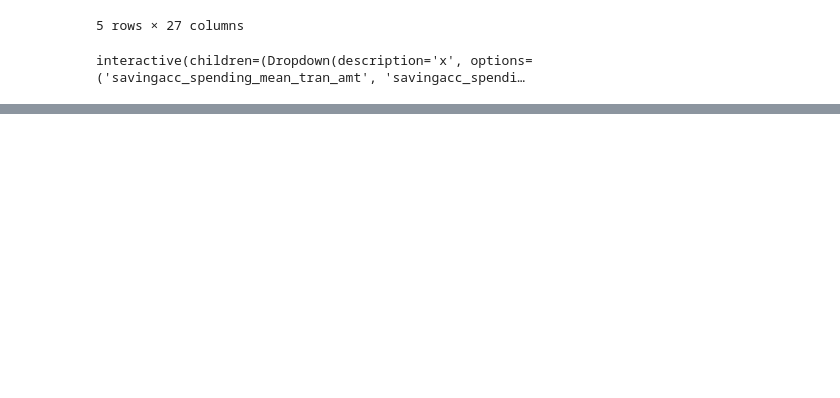
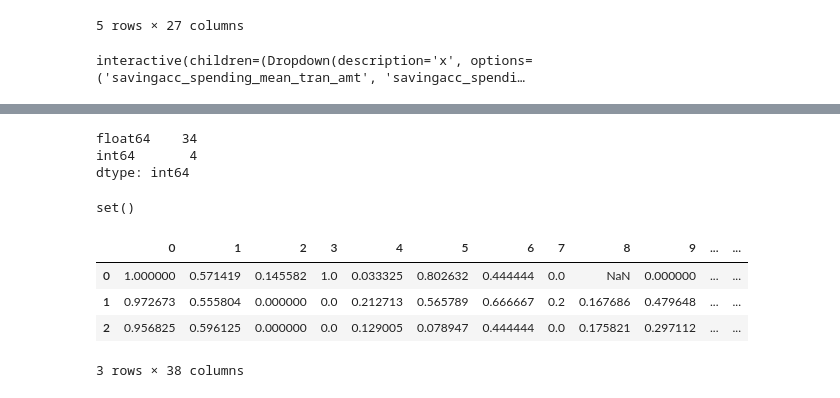
Before and after one commit to silvhua-Lighthouse/mini-project-III, a Jupyter notebook: mini-project-III.ipynb, the cells around one changed output, grey strips where cells are left out. Drawn from its saved outputs; the diff is of its cells as text; code cells hidden in the pictures; blank space fills up the shorter version.

```diff
--- a/mini-project-III.ipynb
+++ b/mini-project-III.ipynb
@@ -576,0 +690,6 @@ interactive(children=(Dropdown(description='x', options=('savingacc_spending_mea
+# %%
+# Feature engineering: sum transactions across accounts for each customer
+    # Step 2: Make the new columns
+customer_data['total_spending_all_accounts'] = customer_data[spending_columns].sum(axis=1)
+customer_data['total_savings_all_accounts'] = customer_data[saving_columns].sum(axis=1)
+customer_data['trans_amt_all_accounts'] = customer_data[all_account_transactions_columns].sum(axis=1)
@@ -576,0 +705,21 @@ interactive(children=(Dropdown(description='x', options=('savingacc_spending_mea
+# %%
+customer_data.dtypes.value_counts()
+# %% [output]
+float64    34
+int64       4
+dtype: int64
+# %%
+# Scale the merged data
+from sklearn.preprocessing import MinMaxScaler
+scaler = MinMaxScaler()
+scaledCustomerData = pd.DataFrame(scaler.fit_transform(customer_data).astype(float))
+# scaledCustomerData.columns = customer_data.columns
+print(set(customer_data.columns.to_list()) - set(list(scaler.get_feature_names_out()))) # Make sure all columns get transformed
+scaledCustomerData.head(3)
+# %% [output]
+set()
+|  | 0 | 1 | 2 | 3 | 4 | 5 | 6 | 7 | 8 | 9 | ... | ... |
+| 0 | 1.000000 | 0.571419 | 0.145582 | 1.0 | 0.033325 | 0.802632 | 0.444444 | 0.0 | NaN | 0.000000 | ... | ... |
+| 1 | 0.972673 | 0.555804 | 0.000000 | 0.0 | 0.212713 | 0.565789 | 0.666667 | 0.2 | 0.167686 | 0.479648 | ... | ... |
+| 2 | 0.956825 | 0.596125 | 0.000000 | 0.0 | 0.129005 | 0.078947 | 0.444444 | 0.0 | 0.175821 | 0.297112 | ... | ... |
+3 rows × 38 columns
```
Also changed, not shown: parts of 11 cells of this notebook.
